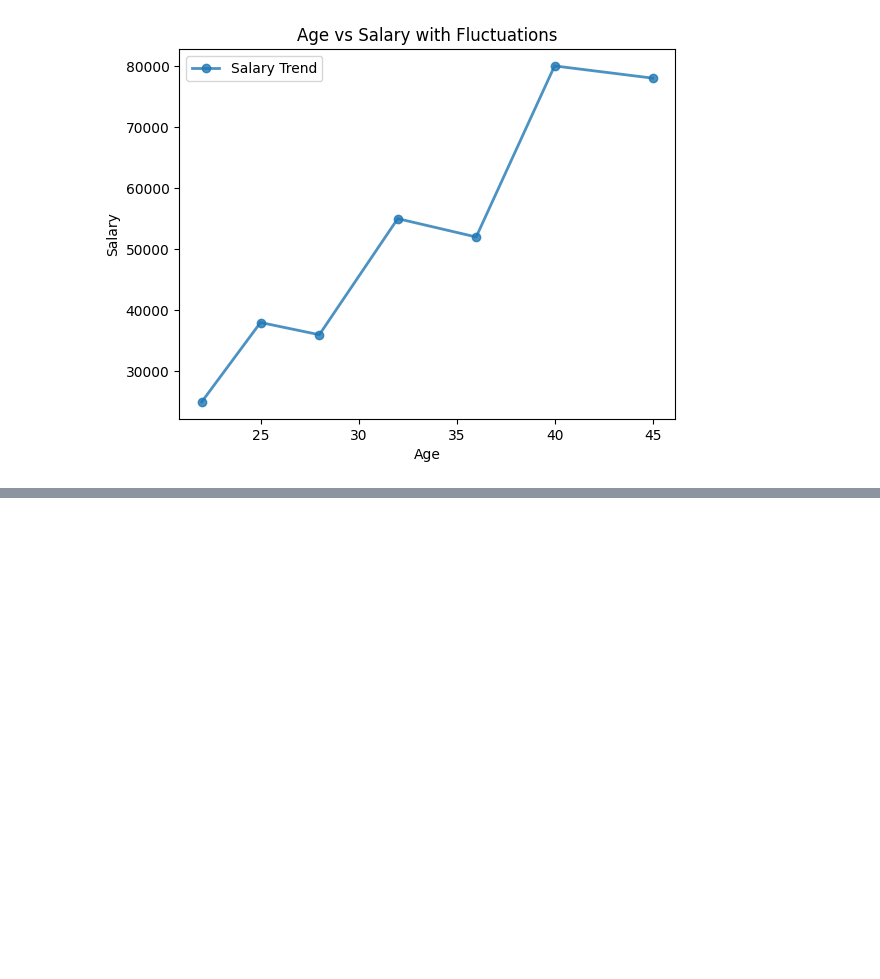
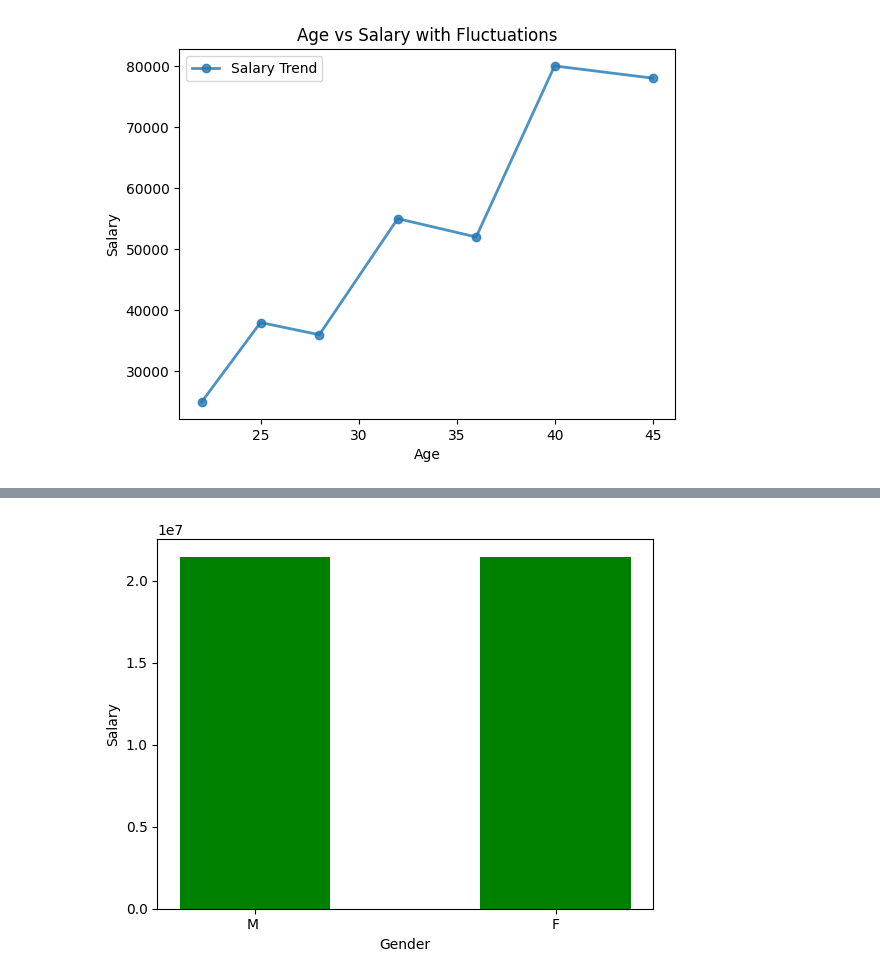
Before and after one commit to Masireddyvamshi/Exploratory_Data_Analysis, a Jupyter notebook: Matplotlib.ipynb, the cells around one changed output, grey strips where cells are left out. Drawn from its saved outputs; the diff is of its cells as text; code cells hidden in the pictures; blank space fills up the shorter version.

```diff
--- a/Matplotlib.ipynb
+++ b/Matplotlib.ipynb
@@ -382,0 +452,7 @@ plt.show()
+# %%
+plt.bar(sample['Sex'],sample['Salary'].sum(),color='green',width=0.5,alpha=1)
+plt.xlabel('Gender')
+plt.ylabel('Salary')
+plt.show()
+# %% [output]
+[figure, added]
```
Also changed, not shown: parts of 30 cells of this notebook.
